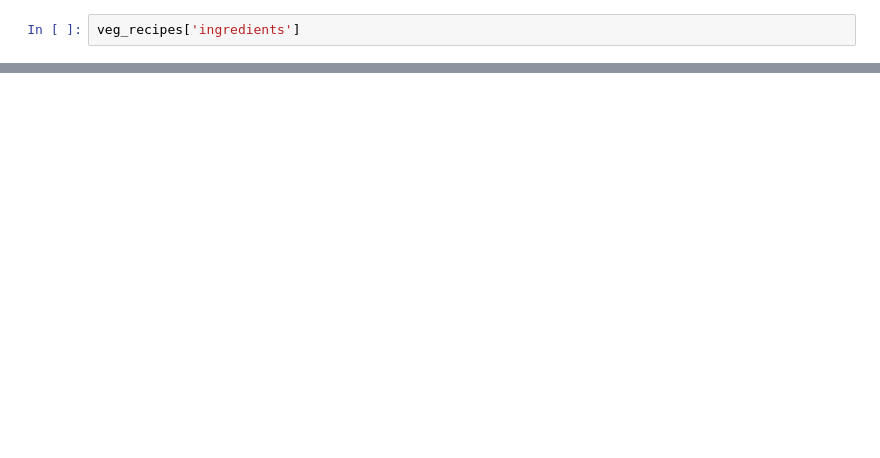
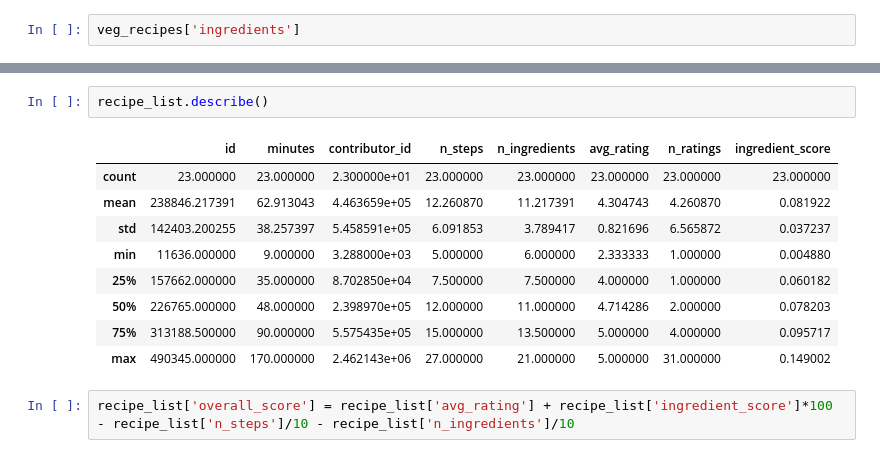
Before and after one commit to kamalah/data-analytics-final-project, a Jupyter notebook: recipes_data_cleaning.ipynb, the cells around one changed output, grey strips where cells are left out. Saved outputs shown, nothing was run; the diff lists cells and outputs as text; blank space fills up the shorter version.

```diff
--- a/recipes_data_cleaning.ipynb
+++ b/recipes_data_cleaning.ipynb
@@ -182,0 +275,14 @@ veg_recipes['ingredients']
+# %%
+recipe_list.describe()
+# %% [output]
+|  | id | minutes | contributor_id | n_steps | n_ingredients | avg_rating | n_ratings | ingredient_score |
+| count | 23.000000 | 23.000000 | 2.300000e+01 | 23.000000 | 23.000000 | 23.000000 | 23.000000 | 23.000000 |
+| mean | 238846.217391 | 62.913043 | 4.463659e+05 | 12.260870 | 11.217391 | 4.304743 | 4.260870 | 0.081922 |
+| std | 142403.200255 | 38.257397 | 5.458591e+05 | 6.091853 | 3.789417 | 0.821696 | 6.565872 | 0.037237 |
+| min | 11636.000000 | 9.000000 | 3.288000e+03 | 5.000000 | 6.000000 | 2.333333 | 1.000000 | 0.004880 |
+| 25% | 157662.000000 | 35.000000 | 8.702850e+04 | 7.500000 | 7.500000 | 4.000000 | 1.000000 | 0.060182 |
+| 50% | 226765.000000 | 48.000000 | 2.398970e+05 | 12.000000 | 11.000000 | 4.714286 | 2.000000 | 0.078203 |
+| 75% | 313188.500000 | 90.000000 | 5.575435e+05 | 15.000000 | 13.500000 | 5.000000 | 4.000000 | 0.095717 |
+| max | 490345.000000 | 170.000000 | 2.462143e+06 | 27.000000 | 21.000000 | 5.000000 | 31.000000 | 0.149002 |
+# %%
+recipe_list['overall_score'] = recipe_list['avg_rating'] + recipe_list['ingredient_score']*100 - recipe_list['n_steps']/10 - recipe_list['n_ingredients']/10
```
Also changed, not shown: parts of 17 cells of this notebook.
